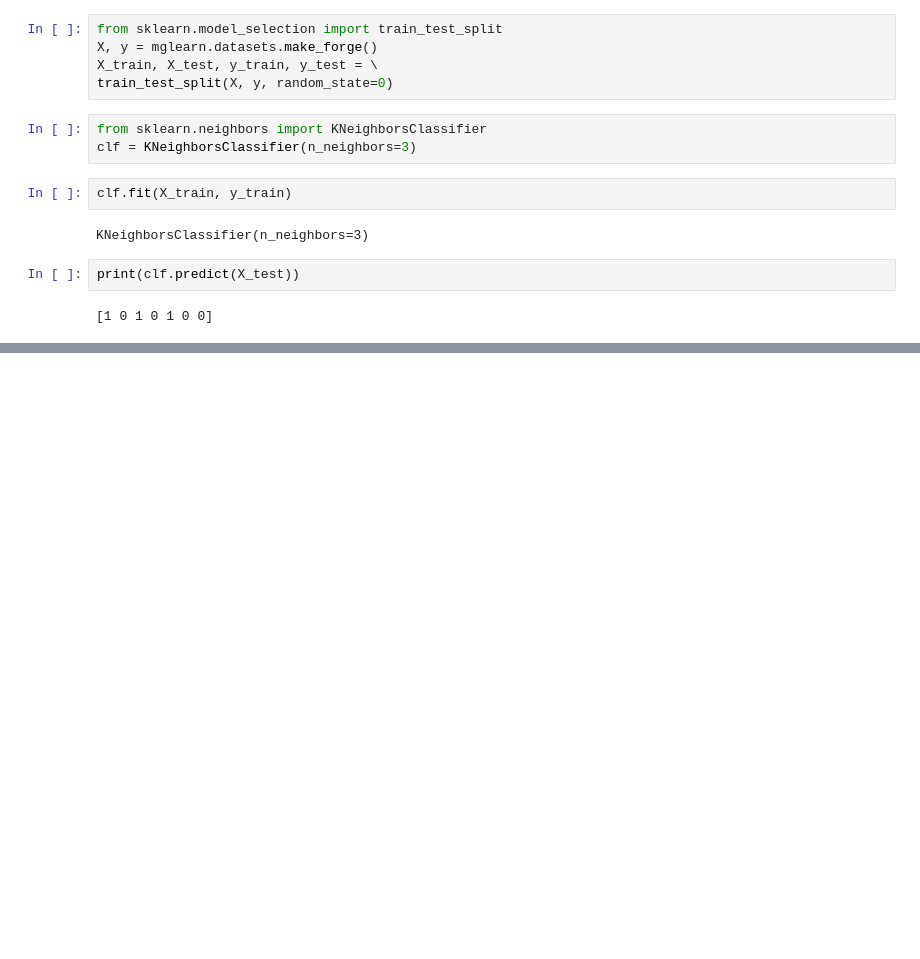
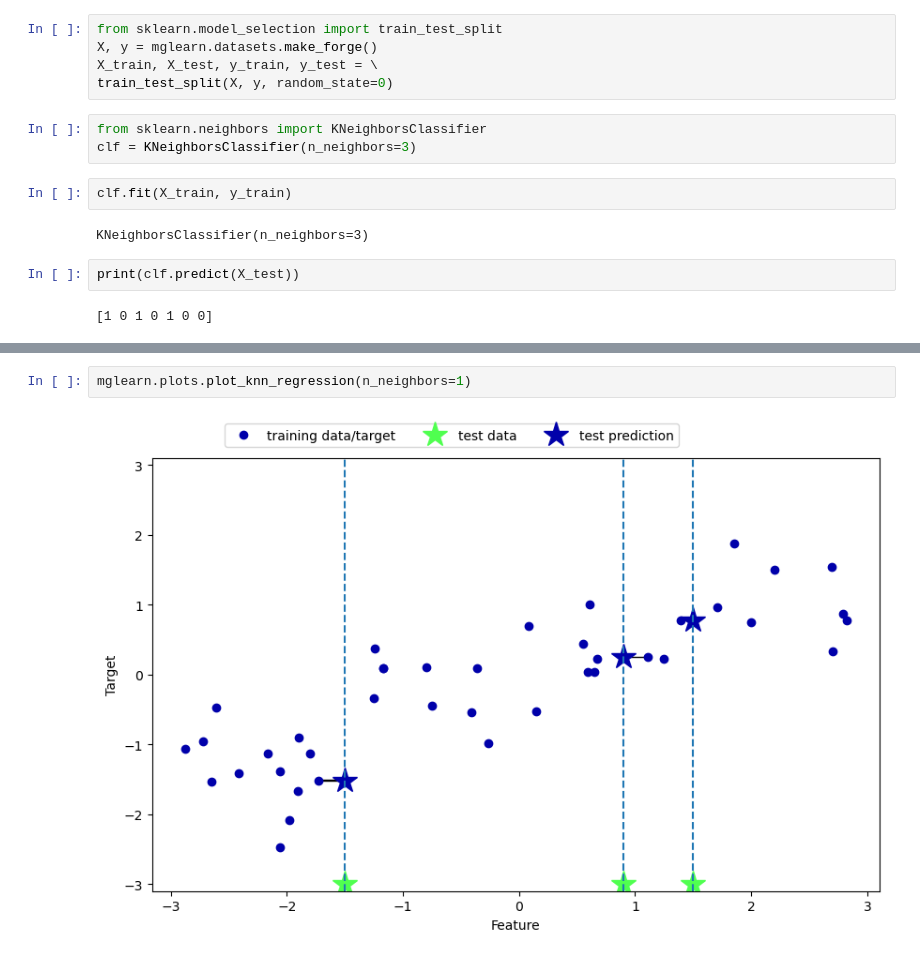
Before and after one commit to HJ1510/big-data, a Jupyter notebook: python/Machine Learning/Chap02.ipynb, the cells around one changed output, grey strips where cells are left out. Drawn from its saved outputs; the diff is of its cells as text; blank space fills up the shorter version.

```diff
--- a/python/Machine Learning/Chap02.ipynb
+++ b/python/Machine Learning/Chap02.ipynb
@@ -213,0 +292,4 @@ Test Accuracy: 0.86
+# %%
+mglearn.plots.plot_knn_regression(n_neighbors=1)
+# %% [output]
+[figure, added]
```
Also changed, not shown: parts of 23 cells of this notebook, 6 other files.
